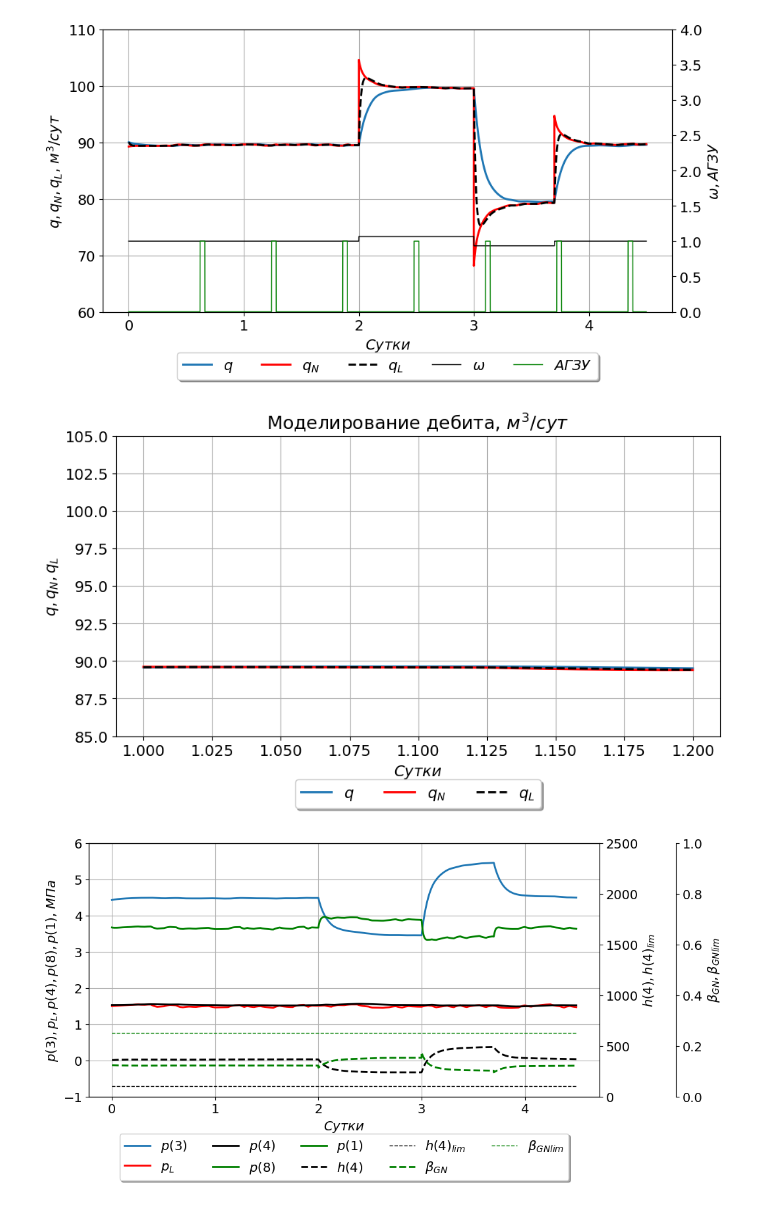
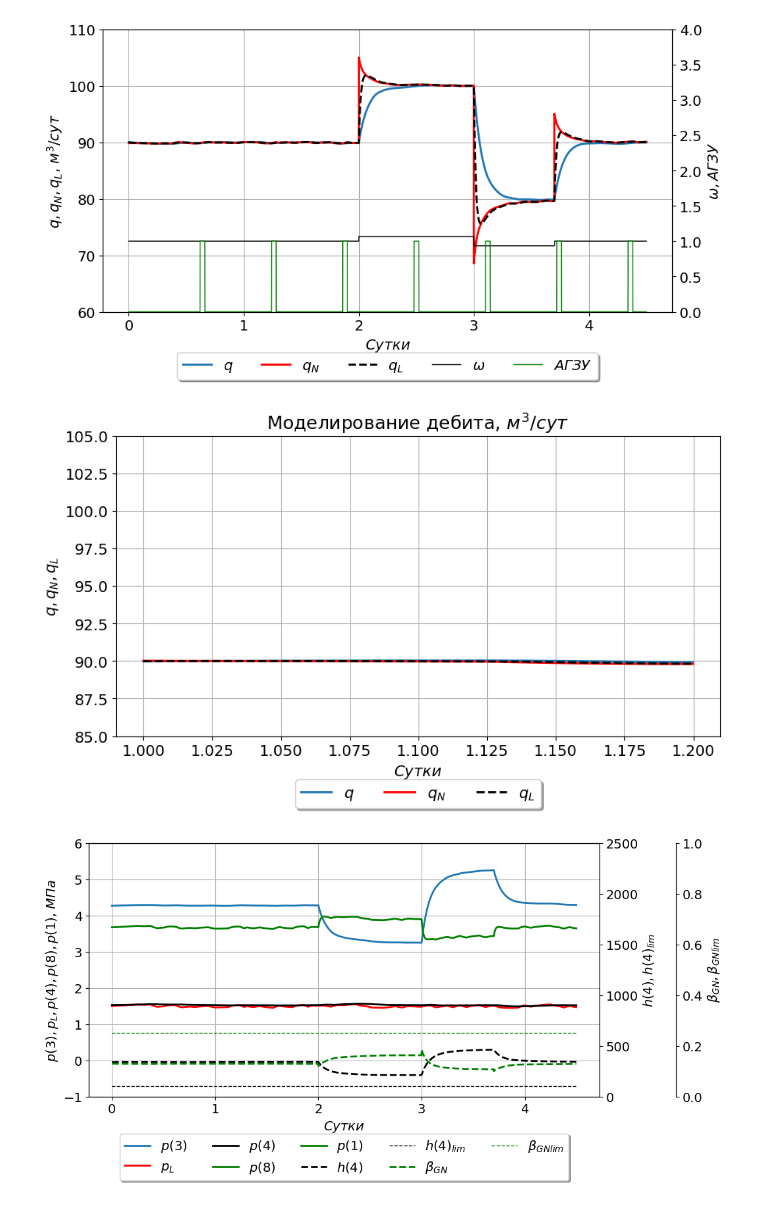
Before and after one commit to IANovoselov/well, a Jupyter notebook: well.ipynb, the cells around one changed output. Drawn from its saved outputs; the diff is of its cells as text; code cells hidden in the pictures.

```diff
--- a/well.ipynb
+++ b/well.ipynb
@@ -250,7 +251,7 @@ class Well:
       self.p_1 = self.reservoir.p_R - self.reservoir.r_R * self.q
       self.p_2 = self.reservoir.p_R - self.reservoir.r_2 * self.q
 
-      self.b_0 = 1 + ((1-self.oil.betta) * self.oil.G * (0.05/self.oil.G))
+      self.b_0 = 1 + ((1-self.oil.betta) * self.oil.G * (0.01/self.oil.G))
       self.b_1 = (self.b_0 - 1)/(self.params.p_G0 - p_0)
 
       a = self.b_1 * self.params.alpha_G_3
@@ -258,7 +259,6 @@ class Well:
       c = self.oil.gamma*(self.params.H_R - self.pump.H_N + (self.params.r_K * self.q)) - self.p_1* (self.b_0 - self.params.alpha_G_3* self.b_1*self.params.p_G0)
       p = np.poly1d([a, b, c])
       roots = p.roots
-      print(tuple(roots))
       self.p_3 = roots[-1]
 
       #self.p_3 = self.p_1 - self.oil.gamma*(self.params.H_R - self.pump.H_N + (self.params.r_K * self.q))
@@ -303,6 +303,8 @@ class Well:
         h_N = self.pump.calc_h_N()
         self.pump.calc_N(self.oil)
 
+        self.t = _k * dt
+
         self.save_result(res_object)
 
         if self.agzu.enable:
@@ -321,7 +323,7 @@ class Well:
         self.q_L =  self.taransfer_function(self.q_L, self.pump.q_N, self.pump.t_N)
         self.p_L =  self.p_L + (dt/(self.pump.t_N * 3))*(self.p_L_rand - self.p_L)
 
-        self.pump.set_w_by_program(_k * dt, dt)
+        self.pump.set_w_by_program(self.t, dt)
 
       return res_object
 
@@ -349,16 +351,7 @@ class Well:
       return self.p_L + (self.params.p_G0 - self.p_3) * self.params.r_GU * np.sqrt(self.pump.w) * self.params.a_GU * self.q
 
     def calc_p_3(self):
-      #a = self.b_1 * self.params.alpha_G_3
-      #b = self.b_0 - (self.params.alpha_G_3 * self.b_1*self.params.p_G0) - (self.b_1*self.p_1 * self.params.alpha_G_3)
-      #c = self.oil.gamma*(self.params.H_R - self.pump.H_N + (self.params.r_K * self.q)) - self.p_1* (self.b_0 - self.params.alpha_G_3* self.b_1*self.params.p_G0)
-      #p = np.poly1d([a, b, c])
-      #roots = p.roots
-      #print(tuple(roots))
-##
-      #return roots[-1]
       return self.p_4 + (self.oil.gamma/self.b_betta_L) * self.h_4
-      #return self.p_5 - (self.pump.w * self.pump.h_0 * (self.oil.gamma/self.b_betta_3) * (self.pump.w * self.pump.lambda_0[self.pump.i] - self.pump.lambda_1[self.pump.i] * (self.pump.q_N/self.pump.q_0)))
 
     def calc_p_8(self):
       return self.p_L + (self.oil.gamma/self.b_betta_L)*self.params.r_U*self.q_L
@@ -424,6 +417,8 @@ class Well:
 
       res_object['b_betta_3'].append(self.b_betta_3)
       res_object['b_betta_L'].append(self.b_betta_L)
+
+      res_object['x'].append(self.t)
 # %%
 # Моделируемые данные, начальные условия
 def get_dict_for_data():
@@ -447,6 +442,7 @@ def get_dict_for_data():
                 'p_L': [],
                 'b_betta_3': [],
                 'b_betta_L': [],
+                'x': []
                 }
 # %%
 oil = Oil()
@@ -471,11 +467,9 @@ well.set_w_program(w_program)
 # Начальные условия
 M_q = 0.5
 epsilon = 0.00001
-k = 45000  # Количество точек моделирования
+K_NUMBERS = 45000  # Количество точек моделирования
 dt = 0.0001  # Суток
 
-x = np.linspace(0, k*dt, k)
-
-df = well.simulate(k, dt, M_q, epsilon, get_dict_for_data())
+df = well.simulate(K_NUMBERS, dt, M_q, epsilon, get_dict_for_data())
 df = pd.DataFrame(df)
 # %% [output]
@@ -694,13 +641,13 @@ build_plot(x, plot_data, None, y_scale = [Scale(min=60, max=110), Scale(min=0, m
 # %%
 plot_data = [
              (PlotData(df['q'], '', 2, 'q'),
               PlotData(df['q_N'], 'r', 2, 'q_N'),
               PlotData(df['q_L'], 'k--', 2, 'q_L')),
             ]
 
-build_plot(x, plot_data, 'Моделирование дебита, $м^3/сут$', y_scale = [Scale(min=85, max=105)], x_scale=Scale(min=1, max=1.2))
+build_plot(df['x'], plot_data, 'Моделирование дебита, $м^3/сут$', y_scale = [Scale(min=85, max=105)], x_scale=Scale(min=1, max=1.2))
 # %% [output]
-[figure, old version]
+[figure, new version]
 # %%
 plot_data = [
              (PlotData(df['p_3'], '', 2, 'p(3)'),
@@ -711,17 +658,17 @@ plot_data = [
               ),
 
              (PlotData(df['h_4'], 'k--', 2, 'h(4)'),
-              PlotData(pd.Series([h_lim]*k), 'k--', 1, 'h(4)_{lim}')
+              PlotData(pd.Series([h_lim]*K_NUMBERS), 'k--', 1, 'h(4)_{lim}')
               ),
 
              (PlotData(df['betta_GN'], 'g--', 2, '\\beta_{GN}'),
-              PlotData(pd.Series([betta_G_lim]*k), 'g--', 1, '\\beta_{GNlim}')
+              PlotData(pd.Series([betta_G_lim]*K_NUMBERS), 'g--', 1, '\\beta_{GNlim}')
               ),
             ]
 
-build_plot(x, plot_data, None, y_scale = [Scale(min=-1, max=6), Scale(min=0, max=2500), Scale(min=0, max=1)], mu='$МПа$')
+build_plot(df['x'], plot_data, None, y_scale = [Scale(min=-1, max=6), Scale(min=0, max=2500), Scale(min=0, max=1)], mu='$МПа$')
 # %% [output]
-[figure, old version]
+[figure, new version]
 # %%
 import numpy as np
 import matplotlib.pyplot as plt
```
Also changed, not shown: parts of 30 cells of this notebook.
